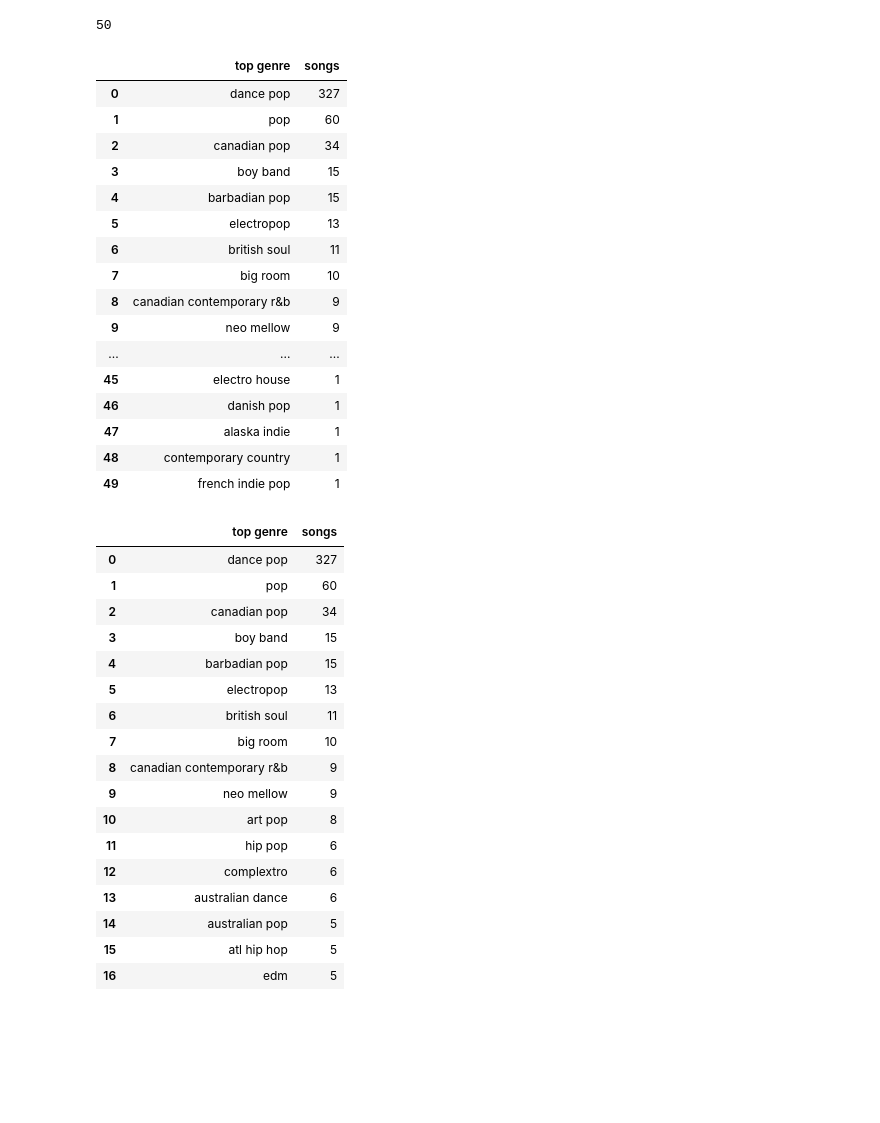
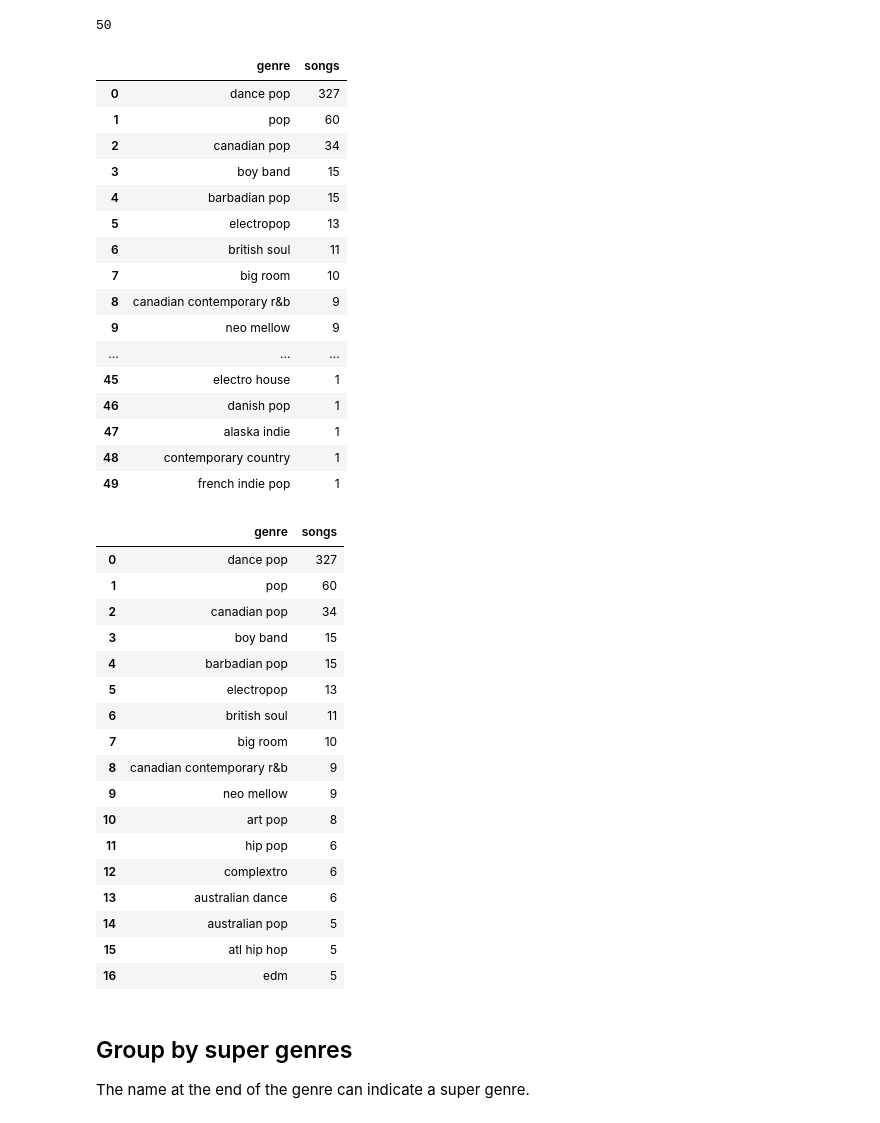
Before and after one commit to moisesmendes/spotify-analysis, a Jupyter notebook: 002_pre_process.ipynb, the cells around one changed output. Drawn from its saved outputs; the diff is of its cells as text; code cells hidden in the pictures; blank space fills up the shorter version.

```diff
--- a/002_pre_process.ipynb
+++ b/002_pre_process.ipynb
@@ -28,10 +32,11 @@ raw_data['top genre'].nunique()
 # %%
 songs_by_genre = raw_data.groupby(by='top genre', as_index=False)['id'].agg({'songs': 'count'}) \
         .sort_values('songs', ascending=False) \
         .reset_index(drop=True)
+songs_by_genre.rename(columns={'top genre': 'genre'}, inplace=True)
 songs_by_genre
 # %% [output]
-|  | top genre | songs |
+|  | genre | songs |
 | 0 | dance pop | 327 |
 | 1 | pop | 60 |
 | 2 | canadian pop | 34 |
@@ -52,7 +57,7 @@ songs_by_genre
 # Minumum 5 songs genres
 songs_by_genre[songs_by_genre['songs'] >= 5]
 # %% [output]
-|  | top genre | songs |
+|  | genre | songs |
 | 0 | dance pop | 327 |
 | 1 | pop | 60 |
 | 2 | canadian pop | 34 |
@@ -70,3 +75,7 @@ songs_by_genre[songs_by_genre['songs'] >= 5]
 | 14 | australian pop | 5 |
 | 15 | atl hip hop | 5 |
 | 16 | edm | 5 |
+# %% [markdown]
+## Group by super genres
+
+The name at the end of the genre can indicate a super genre.
```
Also changed, not shown: parts of 45 cells of this notebook, 2 other files.
